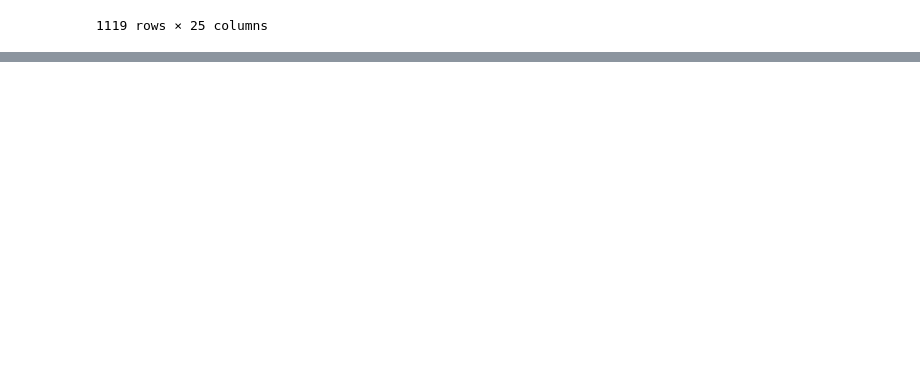
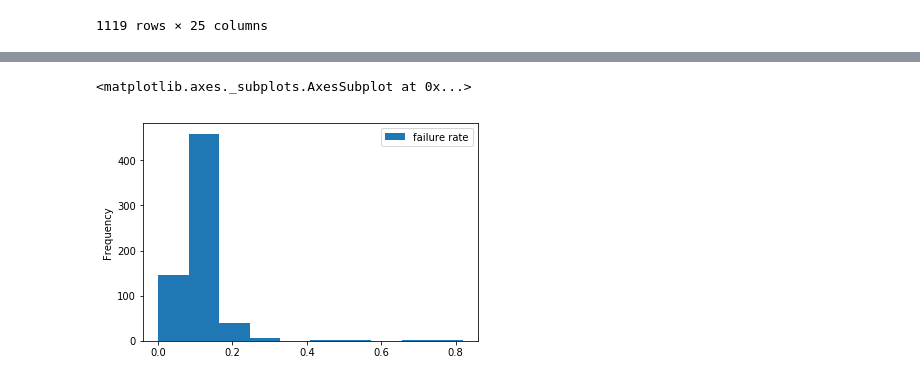
Before and after one commit to Cjcarlevato/data-question-2-dream-crushers, a Jupyter notebook: ACCREdata.ipynb, the cells around one changed output, grey strips where cells are left out. Cells and saved outputs as stored; diff of their text form; code cells hidden in the pictures; blank space fills up the shorter version.

```diff
--- a/ACCREdata.ipynb
+++ b/ACCREdata.ipynb
@@ -284,0 +264,5 @@ accre_data[(accre_data['State'] == "FAILED") & (accre_data["NodeList"] == "vmp12
+# %%
+Node_And_Failure_rate.plot.hist()
+# %% [output]
+<matplotlib.axes._subplots.AxesSubplot at 0x...>
+[figure, added]
```
Also changed, not shown: parts of 25 cells of this notebook.
